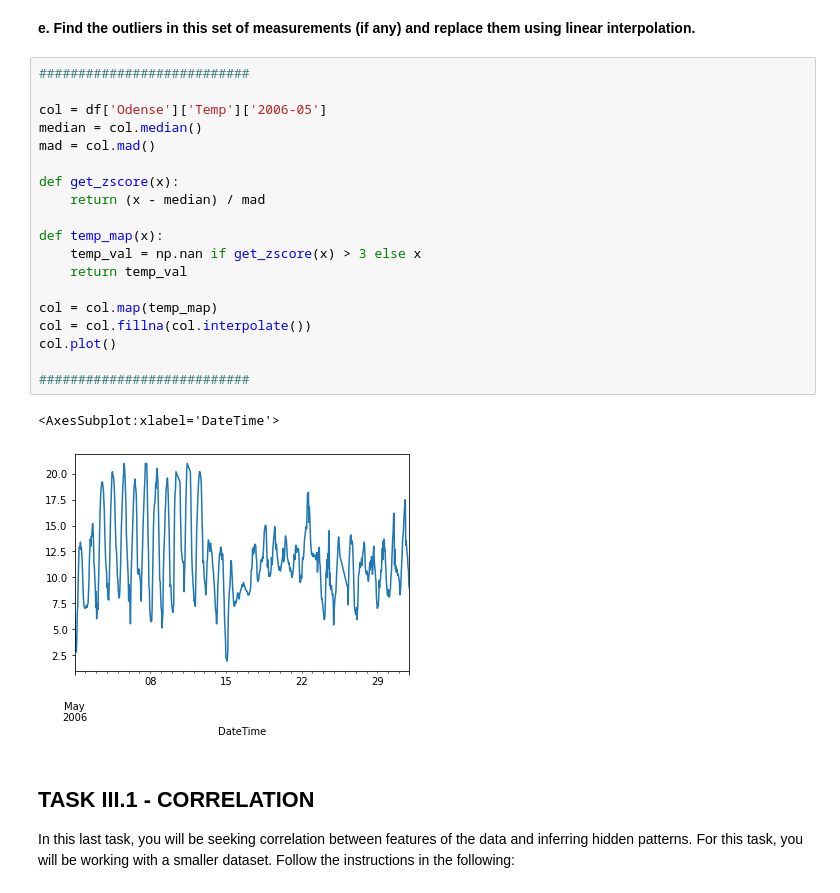
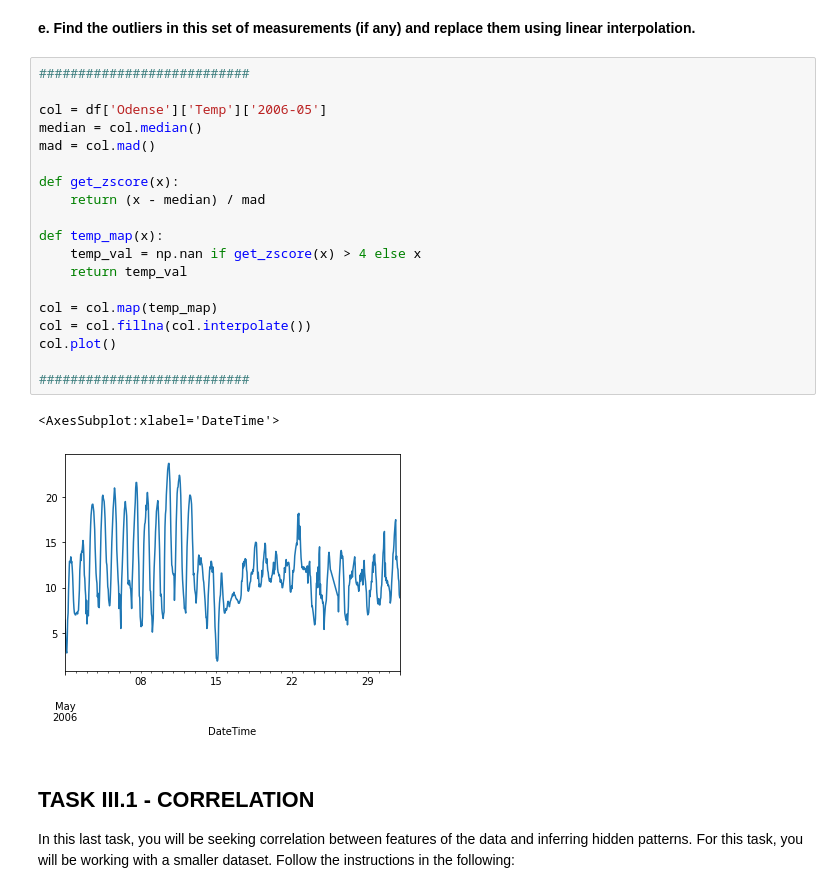
Before and after one commit to akalisvm/Data-Analytics-Assignment, a Jupyter notebook: Coursework_weather_data.ipynb, the cells around one changed output. Cells and saved outputs as stored; diff of their text form.

```diff
--- a/Coursework_weather_data.ipynb
+++ b/Coursework_weather_data.ipynb
@@ -160,25 +138,25 @@ df['Odense']['Temp']['2006-05'].plot()
 # %%
 ###########################
 
 col = df['Odense']['Temp']['2006-05']
 median = col.median()
 mad = col.mad()
 
 def get_zscore(x):
     return (x - median) / mad
 
 def temp_map(x):
-    temp_val = np.nan if get_zscore(x) > 3 else x
+    temp_val = np.nan if get_zscore(x) > 4 else x
     return temp_val
 
 col = col.map(temp_map)
 col = col.fillna(col.interpolate())
 col.plot()
 
 ###########################
 # %% [output]
 <AxesSubplot:xlabel='DateTime'>
-[figure, old version]
+[figure, new version]
 # %% [markdown]
 ## TASK III.1 - CORRELATION
 
```
Also changed, not shown: parts of 6 cells of this notebook.
